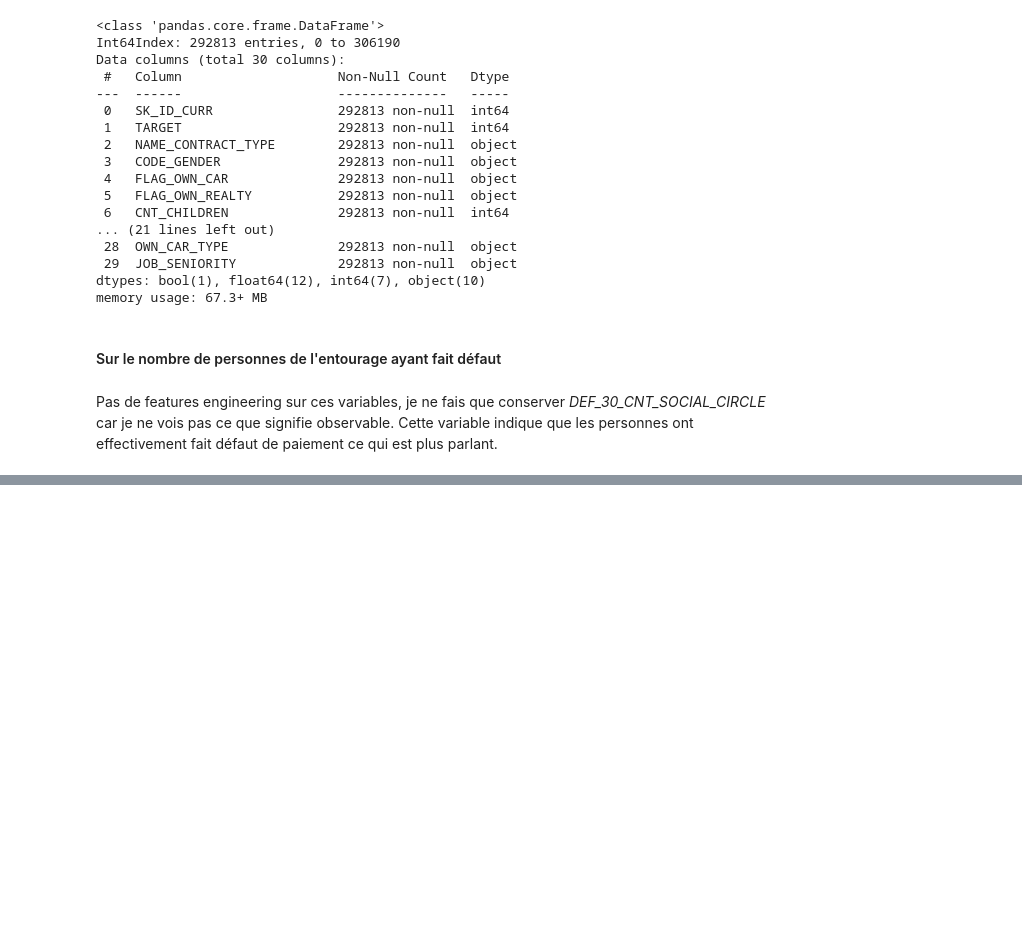
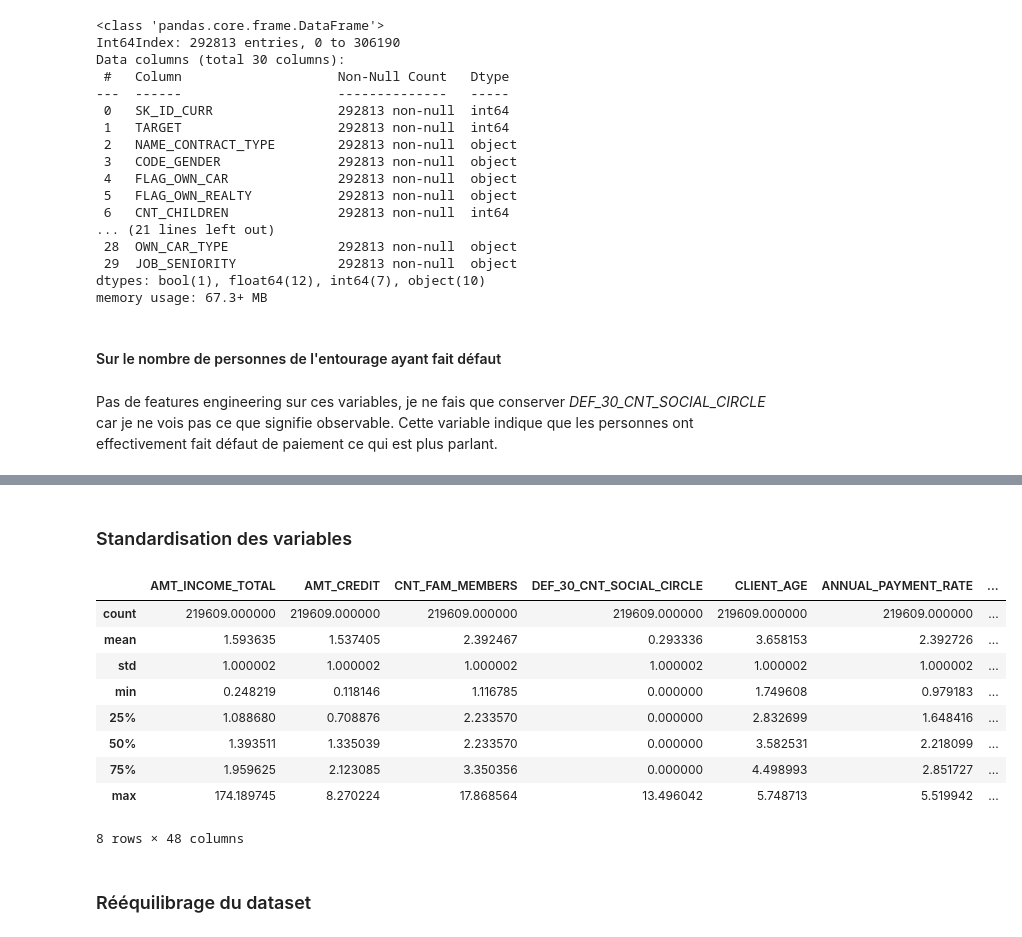
Before and after one commit to sebastienbourgeois/oc-p7-implementer-modele-scoring, a Jupyter notebook: code/modelisation.ipynb, the cells around one changed output, grey strips where cells are left out. Drawn from its saved outputs; the diff is of its cells as text; code cells hidden in the pictures; blank space fills up the shorter version.

```diff
--- a/code/modelisation.ipynb
+++ b/code/modelisation.ipynb
@@ -1612,0 +1574,24 @@ std_X_test.index = OH_X_test.index
+# %%
+from sklearn.preprocessing import OneHotEncoder
+
+OH_encoder = OneHotEncoder(handle_unknown='ignore', sparse=False)
+
+# On encode chaque modalité des variables catégorielles par 1 ou 0 (présence ou absence de la modalité)
+OH_X_train = pd.DataFrame(OH_encoder.fit_transform(X_train[variables_categorielles]))
+OH_X_test = pd.DataFrame(OH_encoder.transform(X_test[variables_categorielles]))
+
+# Remise en forme des datasets encodés, remise des noms des colonnes et des index
+OH_X_train.columns = OH_encoder.get_feature_names_out(variables_categorielles)
+OH_X_test.columns = OH_encoder.get_feature_names_out(variables_categorielles)
+
+OH_X_train.index = X_train.index
+OH_X_test.index = X_test.index
+
+# Suppression des variables catégorielles et remplacement par les variables encodées
+num_X_train = X_train.drop(columns=variables_categorielles)
+num_X_test = X_test.drop(columns=variables_categorielles)
+
+OH_X_train = pd.concat([num_X_train, OH_X_train], axis=1)
+OH_X_test = pd.concat([num_X_test, OH_X_test], axis=1)
+# %% [markdown]
+### Standardisation des variables
@@ -1612,0 +1613,15 @@ std_X_test.index = OH_X_test.index
+# %%
+std_X_train.describe()
+# %% [output]
+|  | AMT_INCOME_TOTAL | AMT_CREDIT | CNT_FAM_MEMBERS | DEF_30_CNT_SOCIAL_CIRCLE | CLIENT_AGE | ANNUAL_PAYMENT_RATE | ... |
+| count | 219609.000000 | 219609.000000 | 219609.000000 | 219609.000000 | 219609.000000 | 219609.000000 | ... |
+| mean | 1.593635 | 1.537405 | 2.392467 | 0.293336 | 3.658153 | 2.392726 | ... |
+| std | 1.000002 | 1.000002 | 1.000002 | 1.000002 | 1.000002 | 1.000002 | ... |
+| min | 0.248219 | 0.118146 | 1.116785 | 0.000000 | 1.749608 | 0.979183 | ... |
+| 25% | 1.088680 | 0.708876 | 2.233570 | 0.000000 | 2.832699 | 1.648416 | ... |
+| 50% | 1.393511 | 1.335039 | 2.233570 | 0.000000 | 3.582531 | 2.218099 | ... |
+| 75% | 1.959625 | 2.123085 | 3.350356 | 0.000000 | 4.498993 | 2.851727 | ... |
+| max | 174.189745 | 8.270224 | 17.868564 | 13.496042 | 5.748713 | 5.519942 | ... |
+8 rows × 48 columns
+# %% [markdown]
+### Rééquilibrage du dataset
```
Also changed, not shown: parts of 36 cells of this notebook.
